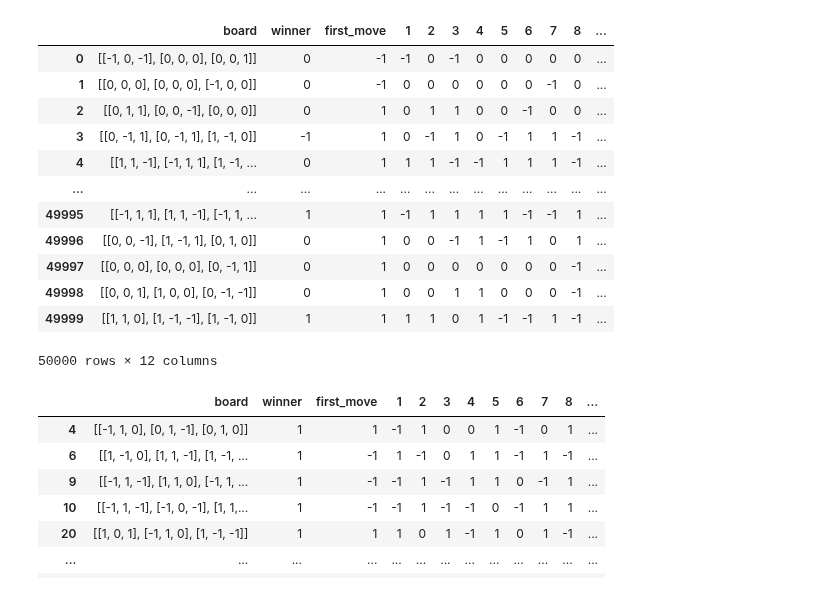
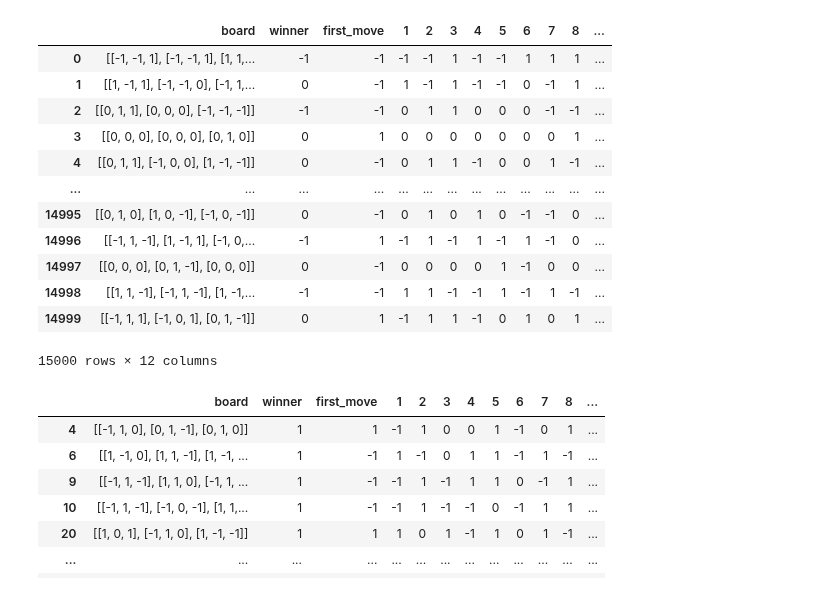
Before and after one commit to ScruffyTheMoose/TTT_ML, a Jupyter notebook: data/sample_generator.ipynb, the cells around one changed output. Drawn from its saved outputs; the diff is of its cells as text; code cells hidden in the pictures.

```diff
--- a/data/sample_generator.ipynb
+++ b/data/sample_generator.ipynb
@@ -5,22 +5,22 @@ sys.path.append('..')
 from TicTacToe import GameTools as gt
 import Sample
 # %%
-full_mixed_dataset = Sample.random_samples(n_samples=50000, save_file=True, directory="50k_mixed.csv")
+full_mixed_dataset = Sample.random_samples(n_samples=15000, save_file=True, directory="15k_mixed.csv")
 full_mixed_dataset
 # %% [output]
 |  | board | winner | first_move | 1 | 2 | 3 | 4 | 5 | 6 | 7 | 8 | ... |
-| 0 | [[-1, 0, -1], [0, 0, 0], [0, 0, 1]] | 0 | -1 | -1 | 0 | -1 | 0 | 0 | 0 | 0 | 0 | ... |
-| 1 | [[0, 0, 0], [0, 0, 0], [-1, 0, 0]] | 0 | -1 | 0 | 0 | 0 | 0 | 0 | 0 | -1 | 0 | ... |
-| 2 | [[0, 1, 1], [0, 0, -1], [0, 0, 0]] | 0 | 1 | 0 | 1 | 1 | 0 | 0 | -1 | 0 | 0 | ... |
-| 3 | [[0, -1, 1], [0, -1, 1], [1, -1, 0]] | -1 | 1 | 0 | -1 | 1 | 0 | -1 | 1 | 1 | -1 | ... |
-| 4 | [[1, 1, -1], [-1, 1, 1], [1, -1, ... | 0 | 1 | 1 | 1 | -1 | -1 | 1 | 1 | 1 | -1 | ... |
+| 0 | [[-1, -1, 1], [-1, -1, 1], [1, 1,... | -1 | -1 | -1 | -1 | 1 | -1 | -1 | 1 | 1 | 1 | ... |
+| 1 | [[1, -1, 1], [-1, -1, 0], [-1, 1,... | 0 | -1 | 1 | -1 | 1 | -1 | -1 | 0 | -1 | 1 | ... |
+| 2 | [[0, 1, 1], [0, 0, 0], [-1, -1, -1]] | -1 | -1 | 0 | 1 | 1 | 0 | 0 | 0 | -1 | -1 | ... |
+| 3 | [[0, 0, 0], [0, 0, 0], [0, 1, 0]] | 0 | 1 | 0 | 0 | 0 | 0 | 0 | 0 | 0 | 1 | ... |
+| 4 | [[0, 1, 1], [-1, 0, 0], [1, -1, -1]] | 0 | -1 | 0 | 1 | 1 | -1 | 0 | 0 | 1 | -1 | ... |
 | ... | ... | ... | ... | ... | ... | ... | ... | ... | ... | ... | ... | ... |
-| 49995 | [[-1, 1, 1], [1, 1, -1], [-1, 1, ... | 1 | 1 | -1 | 1 | 1 | 1 | 1 | -1 | -1 | 1 | ... |
-| 49996 | [[0, 0, -1], [1, -1, 1], [0, 1, 0]] | 0 | 1 | 0 | 0 | -1 | 1 | -1 | 1 | 0 | 1 | ... |
-| 49997 | [[0, 0, 0], [0, 0, 0], [0, -1, 1]] | 0 | 1 | 0 | 0 | 0 | 0 | 0 | 0 | 0 | -1 | ... |
-| 49998 | [[0, 0, 1], [1, 0, 0], [0, -1, -1]] | 0 | 1 | 0 | 0 | 1 | 1 | 0 | 0 | 0 | -1 | ... |
-| 49999 | [[1, 1, 0], [1, -1, -1], [1, -1, 0]] | 1 | 1 | 1 | 1 | 0 | 1 | -1 | -1 | 1 | -1 | ... |
+| 14995 | [[0, 1, 0], [1, 0, -1], [-1, 0, -1]] | 0 | -1 | 0 | 1 | 0 | 1 | 0 | -1 | -1 | 0 | ... |
+| 14996 | [[-1, 1, -1], [1, -1, 1], [-1, 0,... | -1 | 1 | -1 | 1 | -1 | 1 | -1 | 1 | -1 | 0 | ... |
+| 14997 | [[0, 0, 0], [0, 1, -1], [0, 0, 0]] | 0 | -1 | 0 | 0 | 0 | 0 | 1 | -1 | 0 | 0 | ... |
+| 14998 | [[1, 1, -1], [-1, 1, -1], [1, -1,... | -1 | -1 | 1 | 1 | -1 | -1 | 1 | -1 | 1 | -1 | ... |
+| 14999 | [[-1, 1, 1], [-1, 0, 1], [0, 1, -1]] | 0 | 1 | -1 | 1 | 1 | -1 | 0 | 1 | 0 | 1 | ... |
-50000 rows × 12 columns
+15000 rows × 12 columns
 # %%
 # checking to see how many compelte matches there are in the data -> 1637
 full_mixed_dataset.loc[full_mixed_dataset["winner"] != 0]
```
Also changed, not shown: 3 other files.
